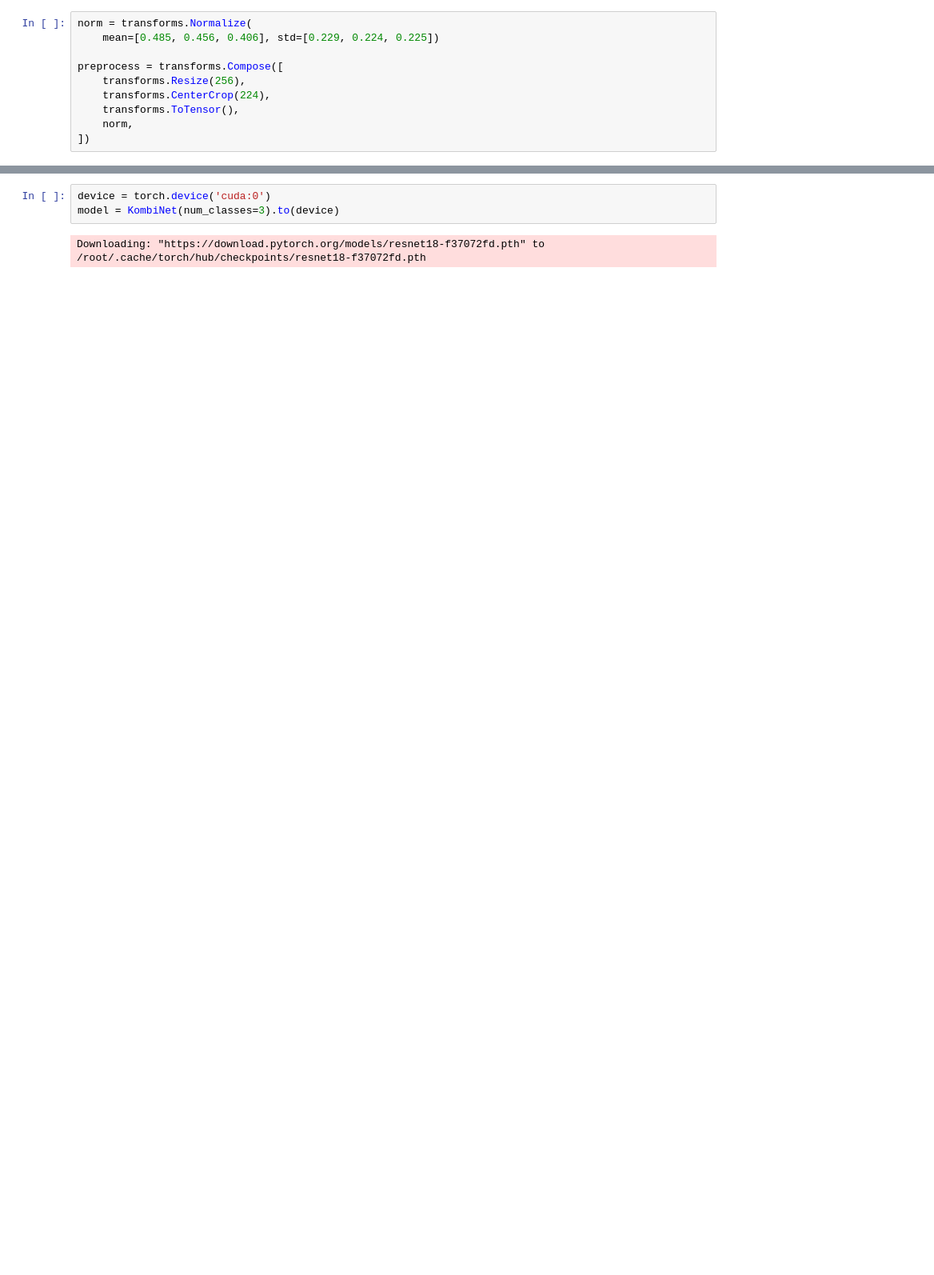
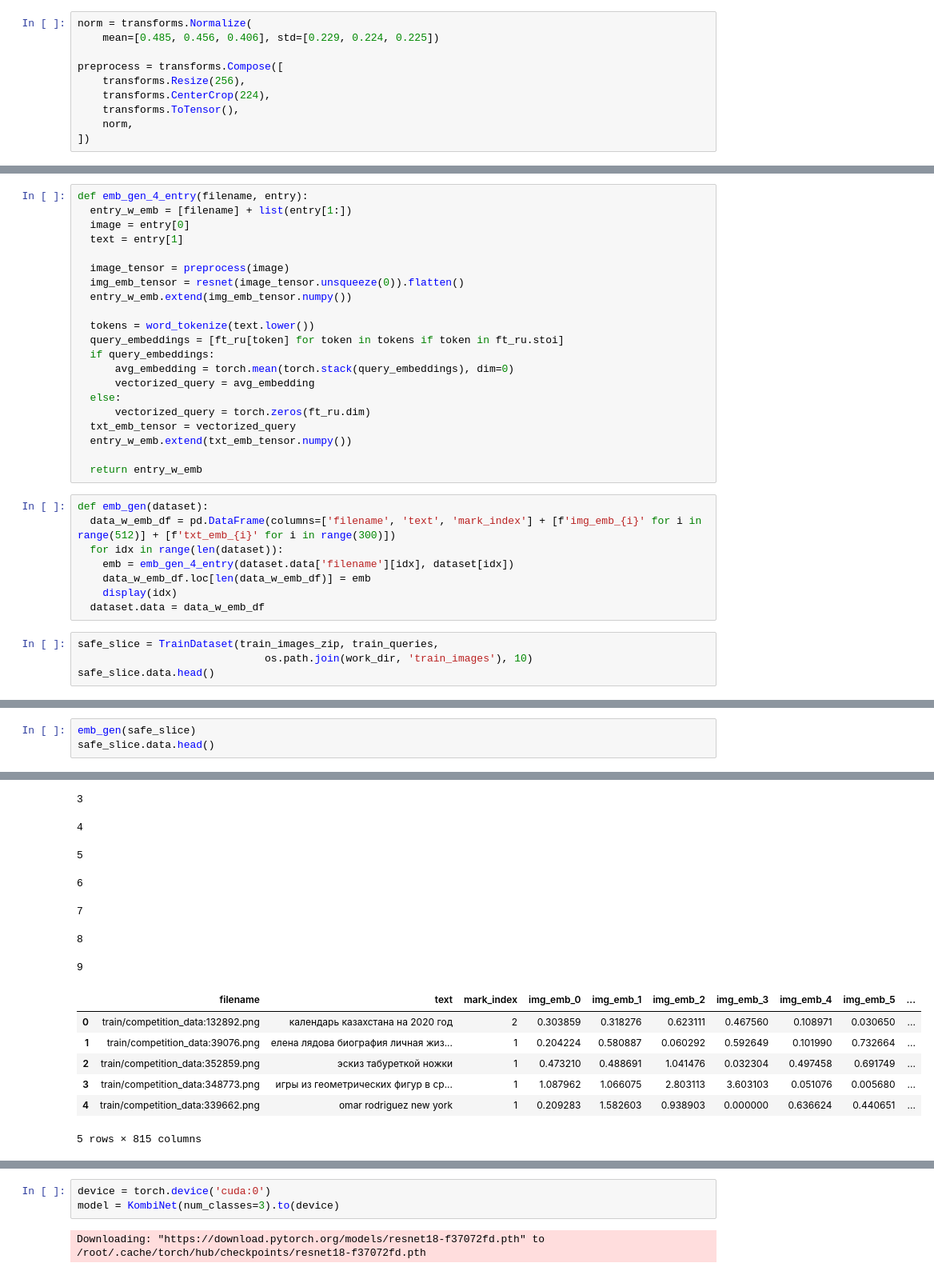
Before and after one commit to berberberk/image-search-quality-classifier, a Jupyter notebook: Image_Search_Quality_Classifier.ipynb, the cells around one changed output, grey strips where cells are left out. Shown at 80% size. Saved outputs shown, nothing was run; the diff lists cells and outputs as text; blank space fills up the shorter version.

```diff
--- a/Image_Search_Quality_Classifier.ipynb
+++ b/Image_Search_Quality_Classifier.ipynb
@@ -294,0 +366,33 @@ def img_emb_gen(dataset):
+# %%
+def emb_gen_4_entry(filename, entry):
+  entry_w_emb = [filename] + list(entry[1:])
+  image = entry[0]
+  text = entry[1]
+
+  image_tensor = preprocess(image)
+  img_emb_tensor = resnet(image_tensor.unsqueeze(0)).flatten()
+  entry_w_emb.extend(img_emb_tensor.numpy())
+
+  tokens = word_tokenize(text.lower())
+  query_embeddings = [ft_ru[token] for token in tokens if token in ft_ru.stoi]
+  if query_embeddings:
+      avg_embedding = torch.mean(torch.stack(query_embeddings), dim=0)
+      vectorized_query = avg_embedding
+  else:
+      vectorized_query = torch.zeros(ft_ru.dim)
+  txt_emb_tensor = vectorized_query
+  entry_w_emb.extend(txt_emb_tensor.numpy())
+
+  return entry_w_emb
+# %%
+def emb_gen(dataset):
+  data_w_emb_df = pd.DataFrame(columns=['filename', 'text', 'mark_index'] + [f'img_emb_{i}' for i in range(512)] + [f'txt_emb_{i}' for i in range(300)])
+  for idx in range(len(dataset)):
+    emb = emb_gen_4_entry(dataset.data['filename'][idx], dataset[idx])
+    data_w_emb_df.loc[len(data_w_emb_df)] = emb
+    display(idx)
+  dataset.data = data_w_emb_df
+# %%
+safe_slice = TrainDataset(train_images_zip, train_queries,
+                              os.path.join(work_dir, 'train_images'), 10)
+safe_slice.data.head()
@@ -294,0 +408,4 @@ def img_emb_gen(dataset):
+# %%
+emb_gen(safe_slice)
+safe_slice.data.head()
+# %% [output]
@@ -295 +415,15 @@ def img_emb_gen(dataset):
+3
+4
+5
+6
+7
+8
+9
+|  | filename | text | mark_index | img_emb_0 | img_emb_1 | img_emb_2 | img_emb_3 | img_emb_4 | img_emb_5 | ... |
+| 0 | train/competition_data:132892.png | календарь казахстана на 2020 год | 2 | 0.303859 | 0.318276 | 0.623111 | 0.467560 | 0.108971 | 0.030650 | ... |
+| 1 | train/competition_data:39076.png | елена лядова биография личная жиз... | 1 | 0.204224 | 0.580887 | 0.060292 | 0.592649 | 0.101990 | 0.732664 | ... |
+| 2 | train/competition_data:352859.png | эскиз табуреткой ножки | 1 | 0.473210 | 0.488691 | 1.041476 | 0.032304 | 0.497458 | 0.691749 | ... |
+| 3 | train/competition_data:348773.png | игры из геометрических фигур в ср... | 1 | 1.087962 | 1.066075 | 2.803113 | 3.603103 | 0.051076 | 0.005680 | ... |
+| 4 | train/competition_data:339662.png | omar rodriguez new york | 1 | 0.209283 | 1.582603 | 0.938903 | 0.000000 | 0.636624 | 0.440651 | ... |
+5 rows × 815 columns
 # %%
```
Also changed, not shown: parts of 22 cells of this notebook.
